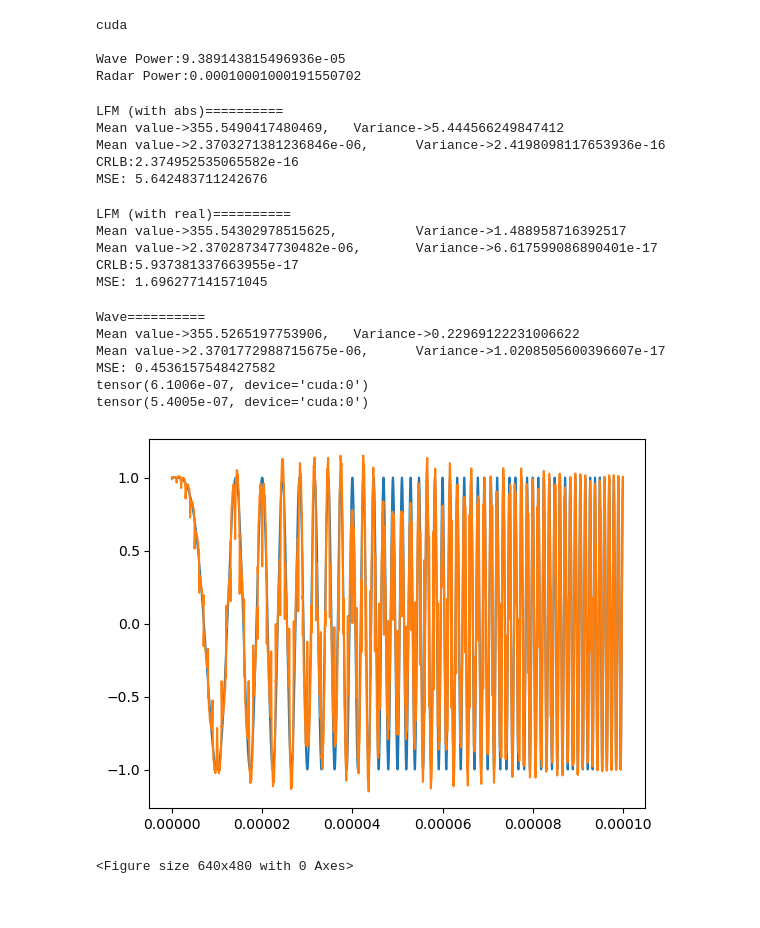
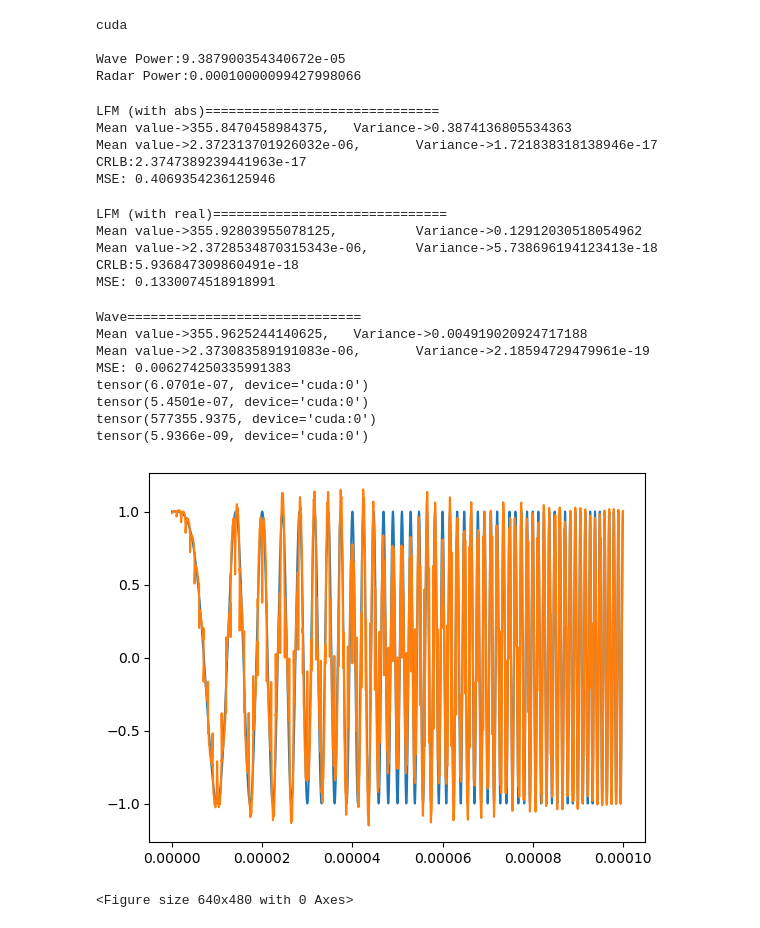
Before and after one commit to alireza06/JSAC_waveform_design, a Jupyter notebook: LFM_with_OFDMA.ipynb, the cells around one changed output. Saved outputs shown, nothing was run; the diff lists cells and outputs as text; code cells hidden in the pictures.

Commit message:
Add CRLB calculation for any signal

```diff
--- a/LFM_with_OFDMA.ipynb
+++ b/LFM_with_OFDMA.ipynb
@@ -9,7 +9,7 @@ import torch
 device = 'cuda' if torch.cuda.is_available() else 'cpu'
 print(device)
 
-t = torch.linspace(0, 1e-4, int(1e4), device=device)
+t = torch.linspace(0, 1e-4, int(1e5), device=device)
 dt = t[1] - t[0]
 
 # Define parameters
@@ -19,7 +19,7 @@ K = 5         # Number of users (OFDMA users)
 L = 100        # Number of bits in radar pulse duration
 Tb = T / L     # Duration of each bit interval
 A = 0.8
-MN = 1000
+MN = 100
 distance = 356
 N0 = 10
 comm_pulse_kind = 'OFDMA'
@@ -48,53 +48,64 @@ plt.plot(t.cpu(), s_opt.cpu().real)
 print()
 print(f"Wave Power:{torch.sum(torch.abs(s_opt)**2)*dt}")
 print(f"Radar Power:{torch.sum(torch.abs(radar_pulse)**2)*dt}")
 
 dis, ta = myRadarPulses.montecarlo_estimation_with_abs(radar_pulse, N0, distance, np.sqrt(A), 3e8, MN)
-print("LFM (with abs)" + "="*10)
+print("LFM (with abs)" + "="*30)
 print(f'Mean value->{torch.mean(dis)}, \t Variance->{torch.var(dis)}')
 print(f'Mean value->{torch.mean(ta)}, \t Variance->{torch.var(ta)} \t CRLB:{myRadarPulses.LFM_delayCRLB_with_abs(B, T, N0, A)}')
 print(f"MSE: {torch.mean(torch.abs(dis - distance)**2)}")
 
 dis, ta = myRadarPulses.montecarlo_estimation_with_real(radar_pulse, N0, distance, np.sqrt(A), 3e8, MN)
-print("LFM (with real)" + "="*10)
+print("LFM (with real)" + "="*30)
 print(f'Mean value->{torch.mean(dis)}, \t Variance->{torch.var(dis)}')
 print(f'Mean value->{torch.mean(ta)}, \t Variance->{torch.var(ta)} \t CRLB:{myRadarPulses.LFM_delayCRLB_with_real(B, T, N0, A)}')
 print(f"MSE: {torch.mean(torch.abs(dis - distance)**2)}")
 
 dis, ta = myRadarPulses.montecarlo_estimation_with_real(s_opt, N0, distance, np.sqrt(A), 3e8, MN)
-print("Wave" + "="*10)
+print("Wave" + "="*30)
 print(f'Mean value->{torch.mean(dis)}, \t Variance->{torch.var(dis)}')
 print(f'Mean value->{torch.mean(ta)}, \t Variance->{torch.var(ta)}')
 print(f"MSE: {torch.mean(torch.abs(dis - distance)**2)}")
 
 plt.figure()
 xcr_LFM = torch.abs(myRadarPulses.cross_correlation(radar_pulse, radar_pulse))
 xcr_mySig = torch.abs(myRadarPulses.cross_correlation(s_opt, s_opt))
 
 print(torch.argmin(torch.abs(xcr_LFM - xcr_LFM[torch.argmax(xcr_LFM)]/2)**2)*dt)
 print(torch.argmin(torch.abs(xcr_mySig - xcr_mySig[torch.argmax(xcr_mySig)]/2)**2)*dt)
 # print(xcr_LFM[torch.argmax(xcr_LFM)])
 # print(xcr_mySig[torch.argmax(xcr_mySig)])
+
+Beff_1 = myRadarPulses.compute_Beff(radar_pulse)
+Beff_2 = myRadarPulses.compute_Beff(s_opt)
+Teff_1 = myRadarPulses.compute_Teff(radar_pulse)
+Teff_2 = myRadarPulses.compute_Teff(s_opt)
+sig_energy1 = torch.sum(torch.abs(radar_pulse)**2)*dt
+sig_energy2 = torch.sum(torch.abs(s_opt)**2)*dt
+print(Beff_1)
+print(myRadarPulses.crlb_delay(A**2 * torch.sum(torch.abs(radar_pulse)**2)*dt / N0, Beff_1) * sig_energy1**2)
 # %% [output]
 cuda
 
-Wave Power:9.389143815496936e-05
-Radar Power:0.00010001000191550702
+Wave Power:9.387900354340672e-05
+Radar Power:0.00010000099427998066
-LFM (with abs)==========
-Mean value->355.5490417480469,   Variance->5.444566249847412
-Mean value->2.3703271381236846e-06,      Variance->2.4198098117653936e-16        CRLB:2.374952535065582e-16
-MSE: 5.642483711242676
+LFM (with abs)==============================
+Mean value->355.8470458984375,   Variance->0.3874136805534363
+Mean value->2.372313701926032e-06,       Variance->1.721838318138946e-17         CRLB:2.3747389239441963e-17
+MSE: 0.4069354236125946
-LFM (with real)==========
-Mean value->355.54302978515625,          Variance->1.488958716392517
-Mean value->2.370287347730482e-06,       Variance->6.617599086890401e-17         CRLB:5.937381337663955e-17
-MSE: 1.696277141571045
+LFM (with real)==============================
+Mean value->355.92803955078125,          Variance->0.12912030518054962
+Mean value->2.3728534870315343e-06,      Variance->5.738696194123413e-18         CRLB:5.936847309860491e-18
+MSE: 0.1330074518918991
-Wave==========
-Mean value->355.5265197753906,   Variance->0.22969122231006622
-Mean value->2.3701772988715675e-06,      Variance->1.0208505600396607e-17
-MSE: 0.4536157548427582
-tensor(6.1006e-07, device='cuda:0')
-tensor(5.4005e-07, device='cuda:0')
+Wave==============================
+Mean value->355.9625244140625,   Variance->0.004919020924717188
+Mean value->2.373083589191083e-06,       Variance->2.18594729479961e-19
+MSE: 0.006274250335991383
+tensor(6.0701e-07, device='cuda:0')
+tensor(5.4501e-07, device='cuda:0')
+tensor(577355.9375, device='cuda:0')
+tensor(5.9366e-09, device='cuda:0')
-[figure, old version]
+[figure, new version]
 <Figure size 640x480 with 0 Axes>
 # %%
 ambiguity = myRadarPulses.fast_ambiguity(radar_pulse, radar_pulse)
```
Also changed, not shown: parts of 1 cell of this notebook, 2 other files.
